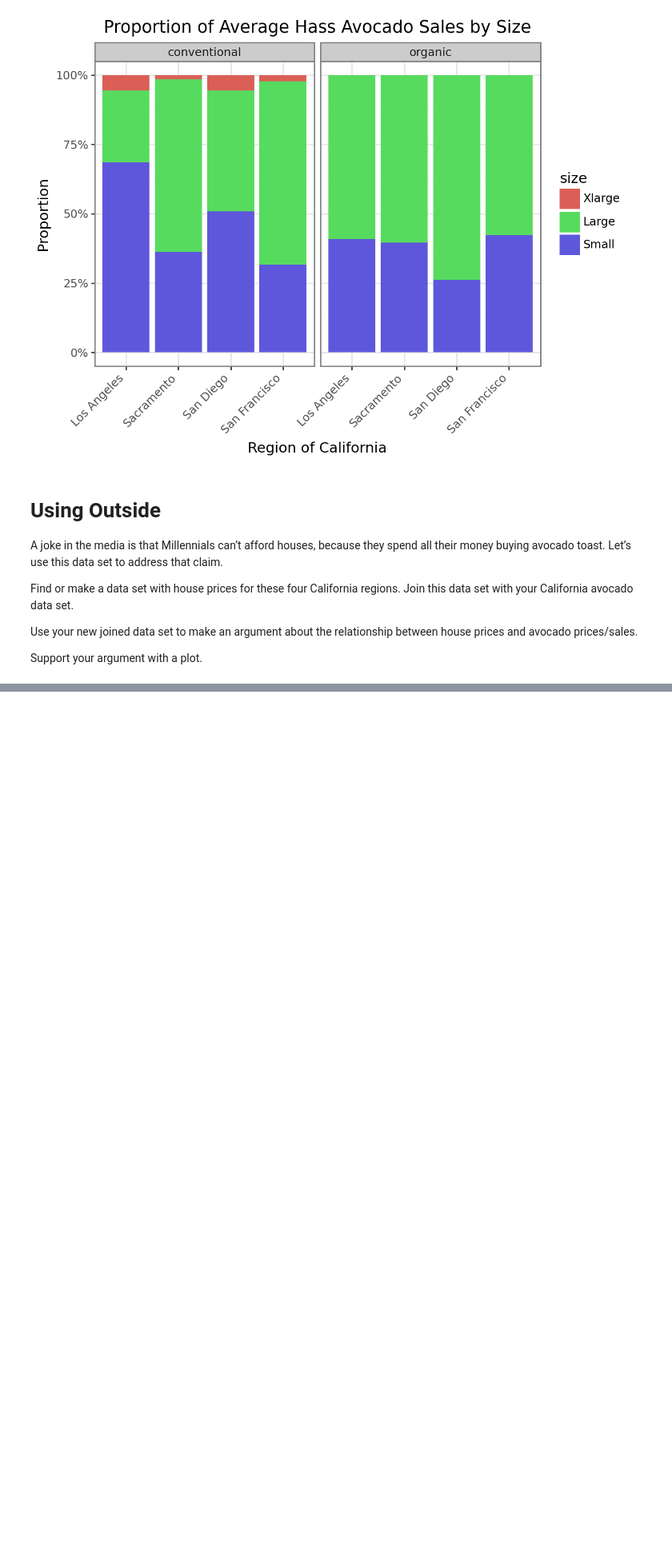
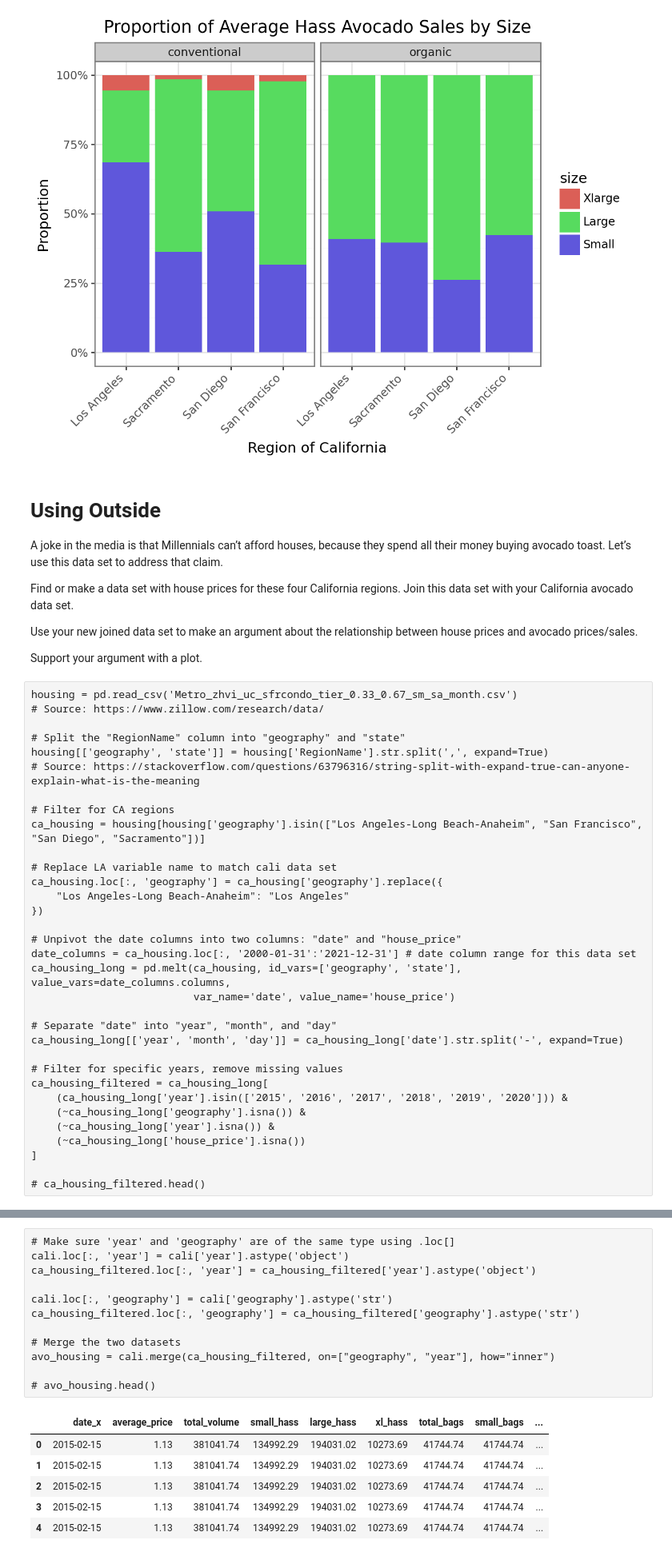
Before and after one commit to samricafrente/GSB-544, a Jupyter notebook: Labs/Lab-2/Lab-2.ipynb, the cells around one changed output, grey strips where cells are left out. Shown: that part at 80% size. Cells and saved outputs as stored; diff of their text form; blank space fills up the shorter version.

```diff
--- a/Labs/Lab-2/Lab-2.ipynb
+++ b/Labs/Lab-2/Lab-2.ipynb
@@ -307,3 +257,36 @@ Find or make a data set with house prices for these four California regions. Joi
 Use your new joined data set to make an argument about the relationship between house prices and avocado prices/sales.
 
 Support your argument with a plot.
+# %%
+housing = pd.read_csv('Metro_zhvi_uc_sfrcondo_tier_0.33_0.67_sm_sa_month.csv')
+# Source: https://www.zillow.com/research/data/
+
+# Split the "RegionName" column into "geography" and "state"
+housing[['geography', 'state']] = housing['RegionName'].str.split(',', expand=True)
+# Source: https://stackoverflow.com/questions/63796316/string-split-with-expand-true-can-anyone-explain-what-is-the-meaning
+
+# Filter for CA regions
+ca_housing = housing[housing['geography'].isin(["Los Angeles-Long Beach-Anaheim", "San Francisco", "San Diego", "Sacramento"])]
+
+# Replace LA variable name to match cali data set
+ca_housing.loc[:, 'geography'] = ca_housing['geography'].replace({
+    "Los Angeles-Long Beach-Anaheim": "Los Angeles"
+})
+
+# Unpivot the date columns into two columns: "date" and "house_price"
+date_columns = ca_housing.loc[:, '2000-01-31':'2021-12-31'] # date column range for this data set
+ca_housing_long = pd.melt(ca_housing, id_vars=['geography', 'state'], value_vars=date_columns.columns,
+                          var_name='date', value_name='house_price')
+
+# Separate "date" into "year", "month", and "day"
+ca_housing_long[['year', 'month', 'day']] = ca_housing_long['date'].str.split('-', expand=True)
+
+# Filter for specific years, remove missing values
+ca_housing_filtered = ca_housing_long[
+    (ca_housing_long['year'].isin(['2015', '2016', '2017', '2018', '2019', '2020'])) &
+    (~ca_housing_long['geography'].isna()) &
+    (~ca_housing_long['year'].isna()) &
+    (~ca_housing_long['house_price'].isna())
+]
+
+# ca_housing_filtered.head()
@@ -309,0 +300,19 @@ Support your argument with a plot.
+# %%
+# Make sure 'year' and 'geography' are of the same type using .loc[]
+cali.loc[:, 'year'] = cali['year'].astype('object')
+ca_housing_filtered.loc[:, 'year'] = ca_housing_filtered['year'].astype('object')
+
+cali.loc[:, 'geography'] = cali['geography'].astype('str')
+ca_housing_filtered.loc[:, 'geography'] = ca_housing_filtered['geography'].astype('str')
+
+# Merge the two datasets
+avo_housing = cali.merge(ca_housing_filtered, on=["geography", "year"], how="inner")
+
+# avo_housing.head()
+# %% [output]
+|  | date_x | average_price | total_volume | small_hass | large_hass | xl_hass | total_bags | small_bags | ... |
+| 0 | 2015-02-15 | 1.13 | 381041.74 | 134992.29 | 194031.02 | 10273.69 | 41744.74 | 41744.74 | ... |
+| 1 | 2015-02-15 | 1.13 | 381041.74 | 134992.29 | 194031.02 | 10273.69 | 41744.74 | 41744.74 | ... |
+| 2 | 2015-02-15 | 1.13 | 381041.74 | 134992.29 | 194031.02 | 10273.69 | 41744.74 | 41744.74 | ... |
+| 3 | 2015-02-15 | 1.13 | 381041.74 | 134992.29 | 194031.02 | 10273.69 | 41744.74 | 41744.74 | ... |
+| 4 | 2015-02-15 | 1.13 | 381041.74 | 134992.29 | 194031.02 | 10273.69 | 41744.74 | 41744.74 | ... |
```
Also changed, not shown: parts of 10 cells of this notebook, 3 other files.
